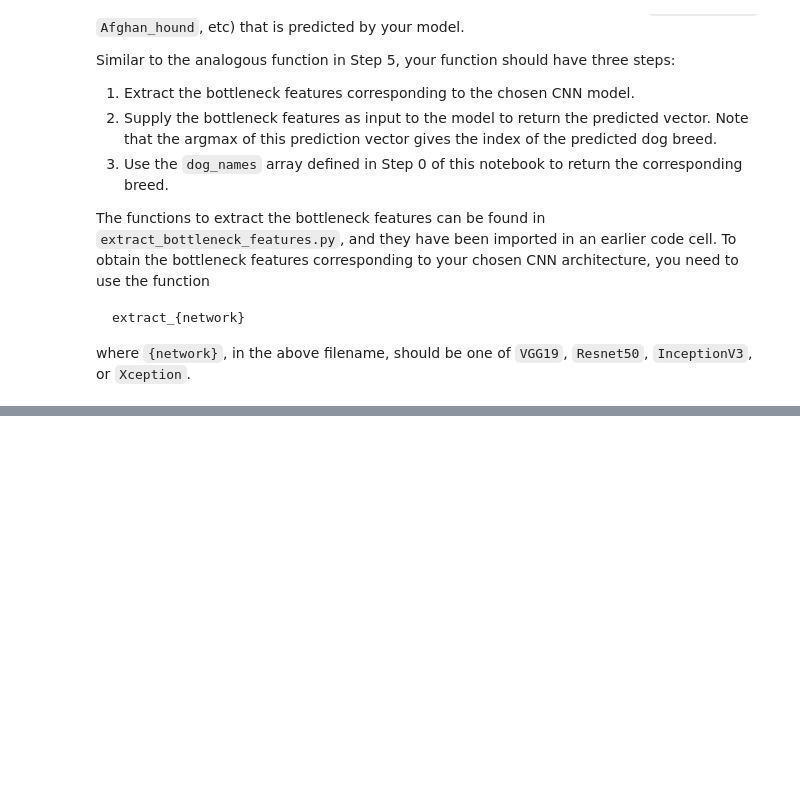
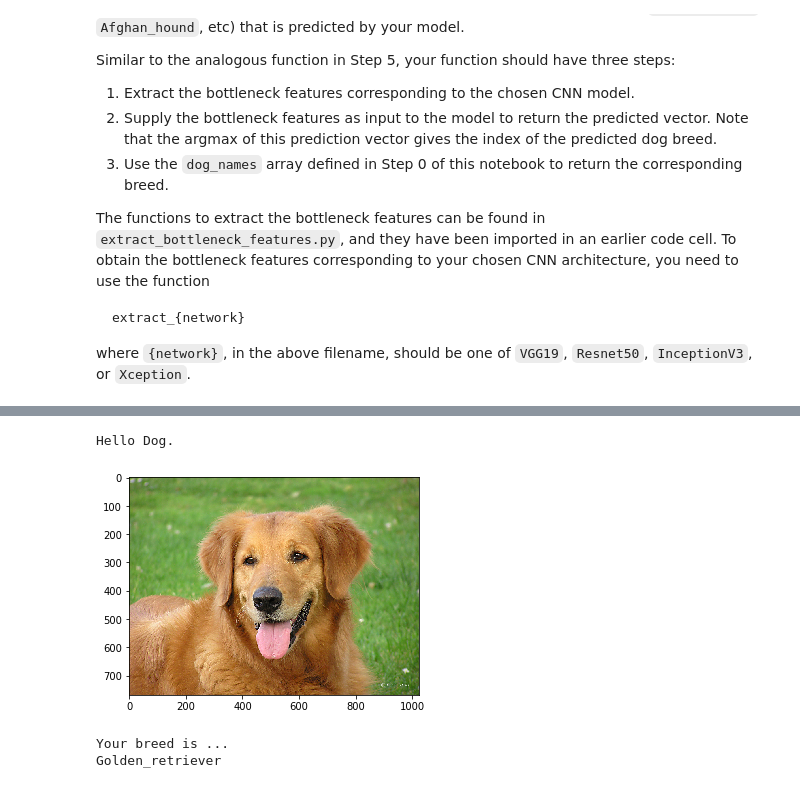
Before and after one commit to anilrajgr/dog-project, a Jupyter notebook: dog_app.ipynb, the cells around one changed output, grey strips where cells are left out. Drawn from its saved outputs; the diff is of its cells as text; code cells hidden in the pictures; blank space fills up the shorter version.

```diff
--- a/dog_app.ipynb
+++ b/dog_app.ipynb
@@ -780,6 +815,22 @@ def Resnet50_predict_breed(img_path):
     predicted_vector = Resnet50_model.predict(bottleneck_feature)
     # return dog breed that is predicted by the model
     return dog_names[np.argmax(predicted_vector)]
+
+def inception_predict_breed(img_path):
+    # extract bottleneck features
+    bottleneck_feature = extract_inception(path_to_tensor(img_path))
+    # obtain predicted vector
+    predicted_vector = inception_model.predict(bottleneck_feature)
+    # return dog breed that is predicted by the model
+    return dog_names[np.argmax(predicted_vector)]
+
+def Xception_predict_breed(img_path):
+    # extract bottleneck features
+    bottleneck_feature = extract_Xception(path_to_tensor(img_path))
+    # obtain predicted vector
+    predicted_vector = Xception_model.predict(bottleneck_feature)
+    # return dog breed that is predicted by the model
+    return dog_names[np.argmax(predicted_vector)]
 # %% [markdown]
 ---
 <a id='step6'></a>
@@ -804,3 +852,27 @@ Some sample output for our algorithm is provided below, but feel free to design
+# %%
+### TODO: Write your algorithm.
+### Feel free to use as many code cells as needed.
+resized_image = 'resized_image.jpg'
+def dog_breed_detector(img_path):
+    # resize the image to 224x224
+    img=mpimg.imread(img_path)
+    imgplot = plt.imshow(img)
+    dst = cv2.resize(img, (224, 224), interpolation = cv2.INTER_CUBIC)
+    b,g,r = cv2.split(dst)       # get b,g,r
+    rgb_img = cv2.merge([r,g,b])
+    cv2.imwrite(resized_image, rgb_img)
+    if (dog_detector(img_path)):
+        print("Hello Dog.")
+        plt.show()
+        print("Your breed is ...")
+        print(Xception_predict_breed(img_path))
+    elif face_detector(img_path):
+        print("Hey Human.")
+        plt.show()
+        print("You look like a ...")
+        print(Xception_predict_breed(img_path))
+    else:
+        print("Error")
 # %% [markdown]
 ---
 <a id='step7'></a>
@@ -818,4 +898,14 @@ __Answer:__
 # %%
+import urllib.request
+
 ## TODO: Execute your algorithm from Step 6 on
 ## at least 6 images on your computer.
 ## Feel free to use as many code cells as needed.
+url = 'http://images5.fanpop.com/image/photos/25600000/DOG-ssssss-dogs-25606625-1024-768.jpg'
+urllib.request.urlretrieve(url, "sample_image.jpg")
+dog_breed_detector('sample_image.jpg')
+# %% [output]
+Hello Dog.
+[figure, added]
+Your breed is ...
+Golden_retriever
```
Also changed, not shown: parts of 20 cells of this notebook.
